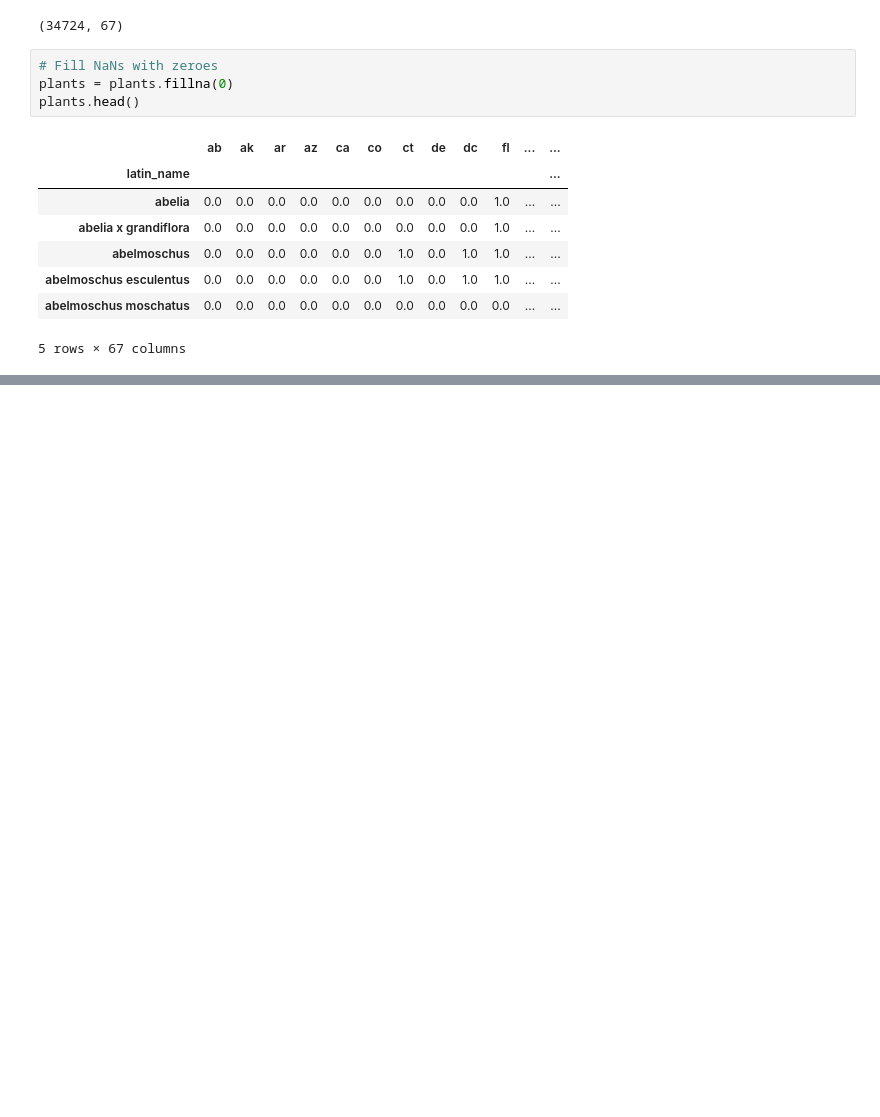
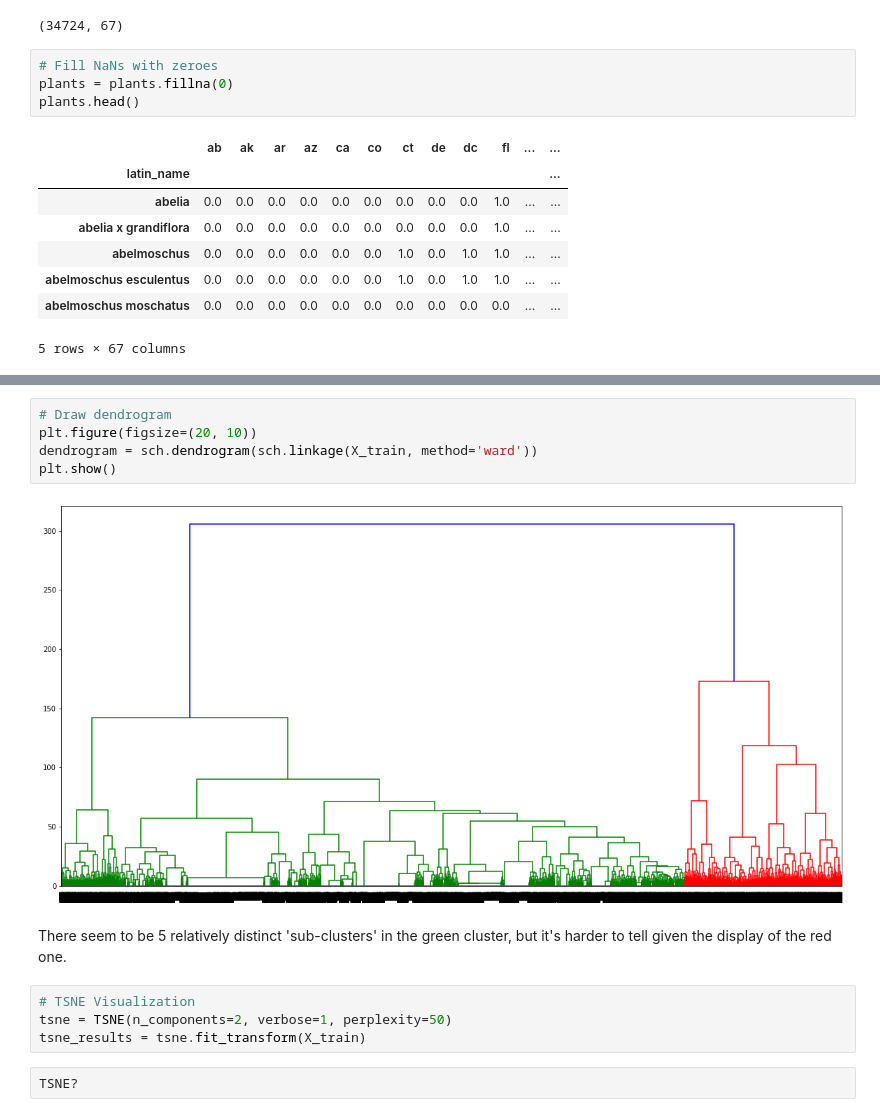
Before and after one commit to HKuz/MachineLearningPractice, a Jupyter notebook: PlantsClustering/PlantsClusteringAnalysis.ipynb, the cells around one changed output, grey strips where cells are left out. Saved outputs shown, nothing was run; the diff lists cells and outputs as text; blank space fills up the shorter version.

```diff
--- a/PlantsClustering/PlantsClusteringAnalysis.ipynb
+++ b/PlantsClustering/PlantsClusteringAnalysis.ipynb
@@ -104,0 +201,15 @@ plants.head()
+# %%
+# Draw dendrogram
+plt.figure(figsize=(20, 10))
+dendrogram = sch.dendrogram(sch.linkage(X_train, method='ward'))
+plt.show()
+# %% [output]
+[figure, added]
+# %% [markdown]
+There seem to be 5 relatively distinct 'sub-clusters' in the green cluster, but it's harder to tell given the display of the red one.
+# %%
+# TSNE Visualization
+tsne = TSNE(n_components=2, verbose=1, perplexity=50)
+tsne_results = tsne.fit_transform(X_train)
+# %%
+TSNE?
```
Also changed, not shown: parts of 9 cells of this notebook.
